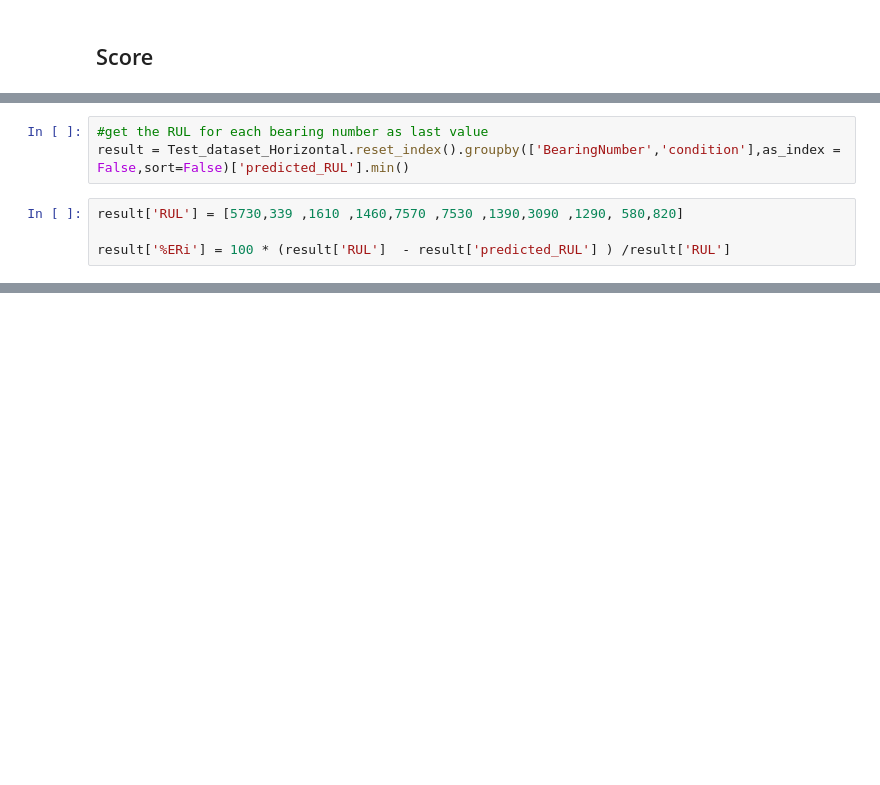
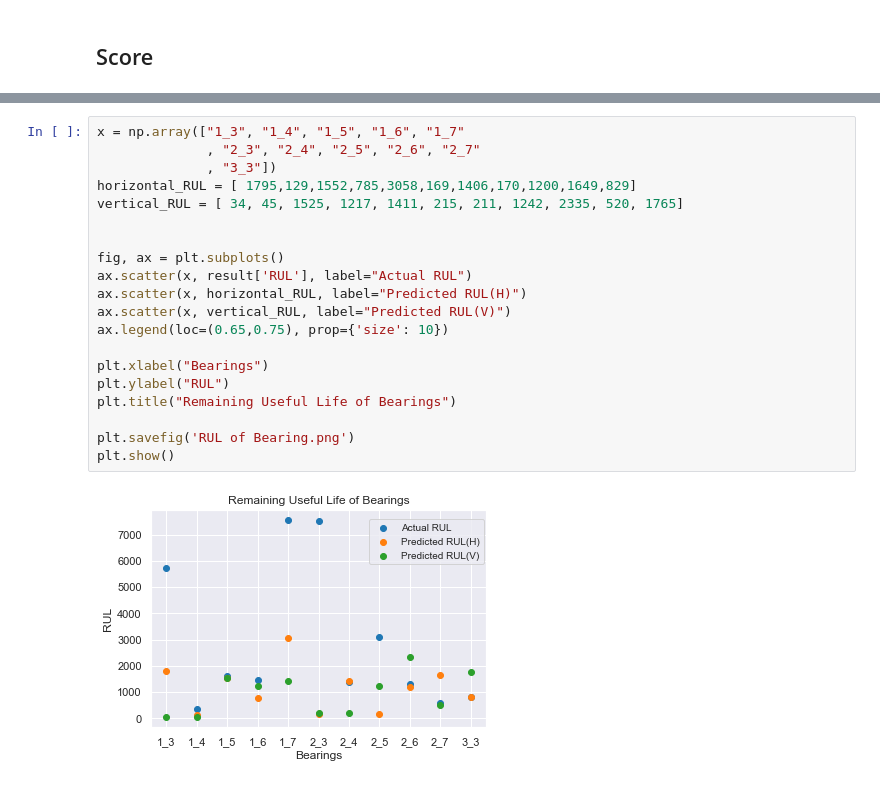
Before and after one commit to udaybansal19/RUL-Prediction, a Jupyter notebook: RUL Prediction.ipynb, the cells around one changed output, grey strips where cells are left out. Drawn from its saved outputs; the diff is of its cells as text; blank space fills up the shorter version.

Commit message:
Horizontal and vertical codes

```diff
--- a/RUL Prediction.ipynb
+++ b/RUL Prediction.ipynb
@@ -281,7 +239,0 @@ Test_dataset_Horizontal.reset_index().groupby(['BearingNumber','condition'],as_i
-# %%
-#get the RUL for each bearing number as last value
-result = Test_dataset_Horizontal.reset_index().groupby(['BearingNumber','condition'],as_index = False,sort=False)['predicted_RUL'].min()
-# %%
-result['RUL'] = [5730,339 ,1610 ,1460,7570 ,7530 ,1390,3090 ,1290, 580,820]
-
-result['%ERi'] = 100 * (result['RUL']  - result['predicted_RUL'] ) /result['RUL']
@@ -291,0 +255,22 @@ result['%ERi'].map(cal_score).mean()
+# %%
+x = np.array(["1_3", "1_4", "1_5", "1_6", "1_7"
+              , "2_3", "2_4", "2_5", "2_6", "2_7"
+              , "3_3"])
+horizontal_RUL = [ 1795,129,1552,785,3058,169,1406,170,1200,1649,829]
+vertical_RUL = [ 34, 45, 1525, 1217, 1411, 215, 211, 1242, 2335, 520, 1765]
+
+
+fig, ax = plt.subplots()
+ax.scatter(x, result['RUL'], label="Actual RUL")
+ax.scatter(x, horizontal_RUL, label="Predicted RUL(H)")
+ax.scatter(x, vertical_RUL, label="Predicted RUL(V)")
+ax.legend(loc=(0.65,0.75), prop={'size': 10})
+
+plt.xlabel("Bearings")
+plt.ylabel("RUL")
+plt.title("Remaining Useful Life of Bearings")
+
+plt.savefig('RUL of Bearing.png')
+plt.show()
+# %% [output]
+[figure, added]
```
Also changed, not shown: parts of 22 cells of this notebook, 5 other files.
